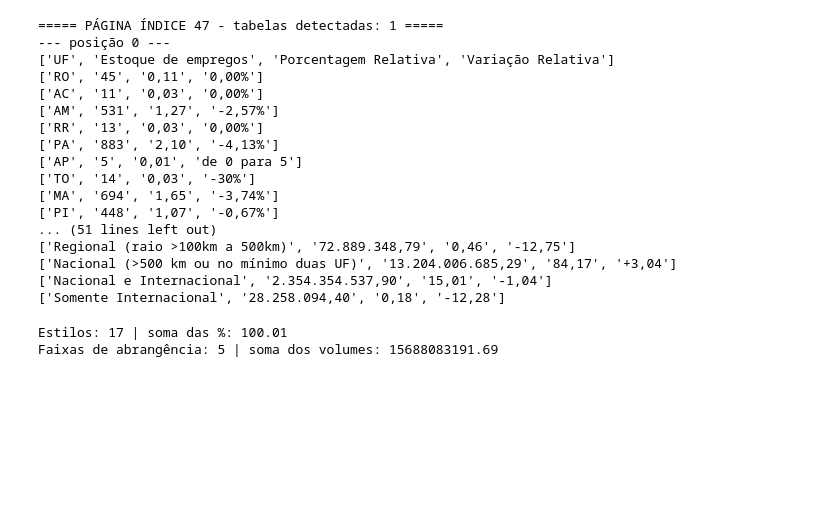
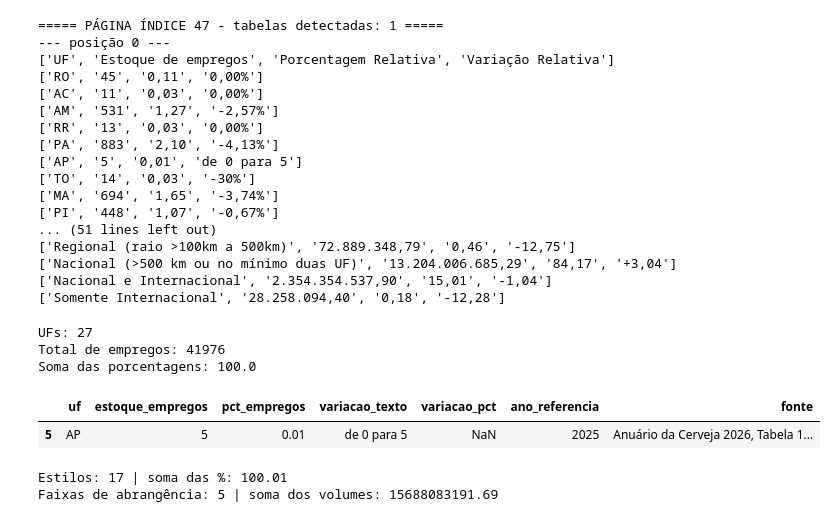
Before and after one commit to GianPlanezio/cerveja-brasil, a Jupyter notebook: notebooks/01_extracao.ipynb, the cells around one changed output. Cells and saved outputs as stored; diff of their text form; code cells hidden in the pictures; blank space fills up the shorter version.

```diff
--- a/notebooks/01_extracao.ipynb
+++ b/notebooks/01_extracao.ipynb
@@ -237,6 +237,36 @@ with pdfplumber.open(CAMINHO_PDF) as pdf:
 ['Nacional (>500 km ou no mínimo duas UF)', '13.204.006.685,29', '84,17', '+3,04']
 ['Nacional e Internacional', '2.354.354.537,90', '15,01', '-1,04']
 ['Somente Internacional', '28.258.094,40', '0,18', '-12,28']
+# %%
+def converter_ou_nulo(texto):
+    try:
+        return converter_numero_br(texto)
+    except ValueError:
+        return float("nan")
+
+with pdfplumber.open(CAMINHO_PDF) as pdf:
+    tabela_16 = pdf.pages[47].extract_tables()[0]
+
+df_16 = pd.DataFrame(tabela_16[1:], columns=["uf", "estoque_empregos", "pct_empregos", "variacao_texto"])
+
+df_16["estoque_empregos"] = df_16["estoque_empregos"].map(converter_numero_br).astype(int)
+df_16["pct_empregos"] = df_16["pct_empregos"].map(converter_numero_br)
+df_16["variacao_pct"] = df_16["variacao_texto"].map(converter_ou_nulo)
+
+df_16["ano_referencia"] = 2025
+df_16["fonte"] = "Anuário da Cerveja 2026, Tabela 16, p. 48"
+df_16.to_csv(PASTA_SAIDA / "tabela_16_empregos_uf_2025.csv", index=False)
+
+print("UFs:", len(df_16))
+print("Total de empregos:", df_16["estoque_empregos"].sum())
+print("Soma das porcentagens:", df_16["pct_empregos"].sum())
+display(df_16[df_16["variacao_pct"].isna()])
+# %% [output]
+UFs: 27
+Total de empregos: 41976
+Soma das porcentagens: 100.0
+|  | uf | estoque_empregos | pct_empregos | variacao_texto | variacao_pct | ano_referencia | fonte |
+| 5 | AP | 5 | 0.01 | de 0 para 5 | NaN | 2025 | Anuário da Cerveja 2026, Tabela 1... |
 # %%
 with pdfplumber.open(CAMINHO_PDF) as pdf:
     tabela_21 = pdf.pages[54].extract_tables()[0]
```
Also changed, not shown: parts of 3 cells of this notebook, 4 other files.
